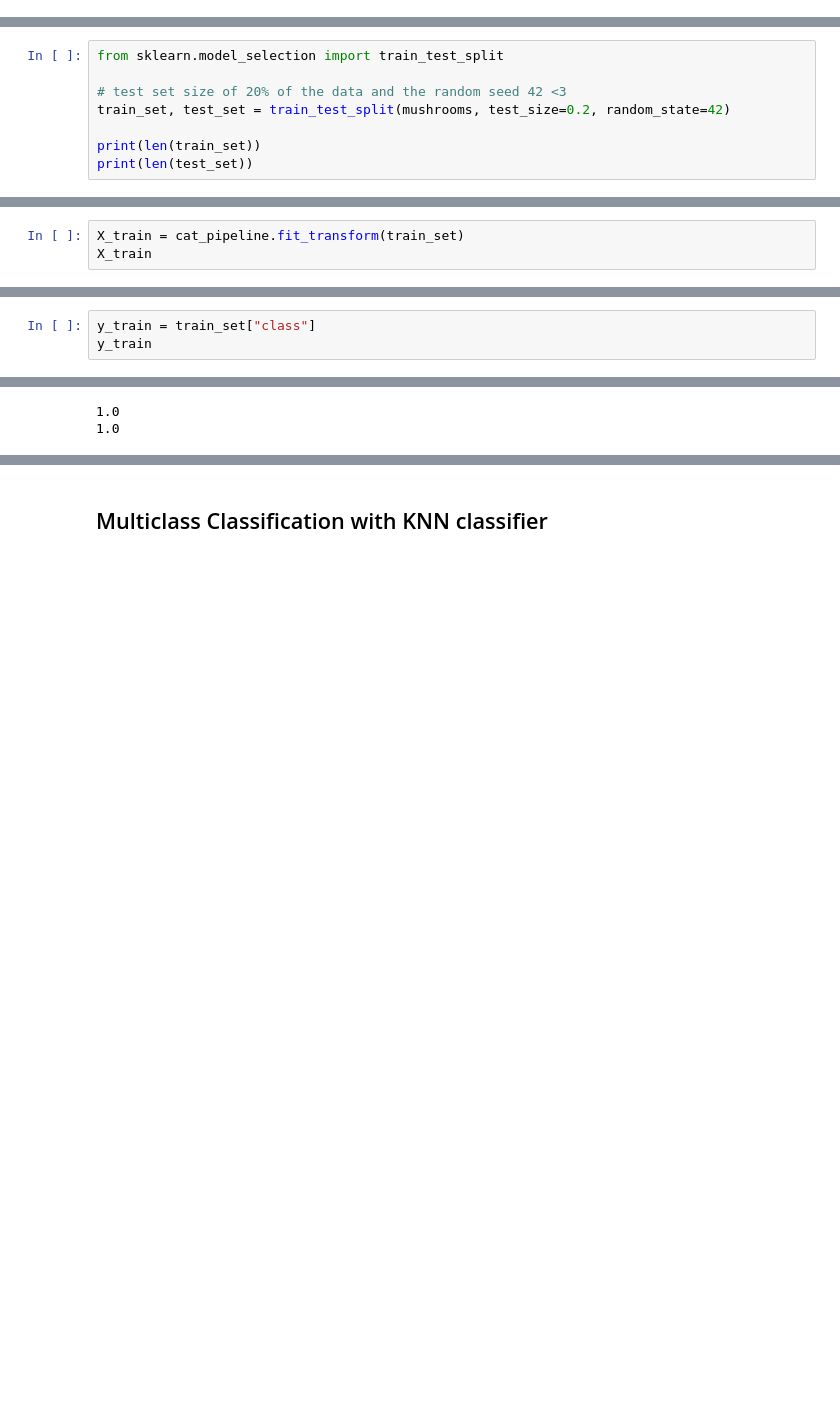
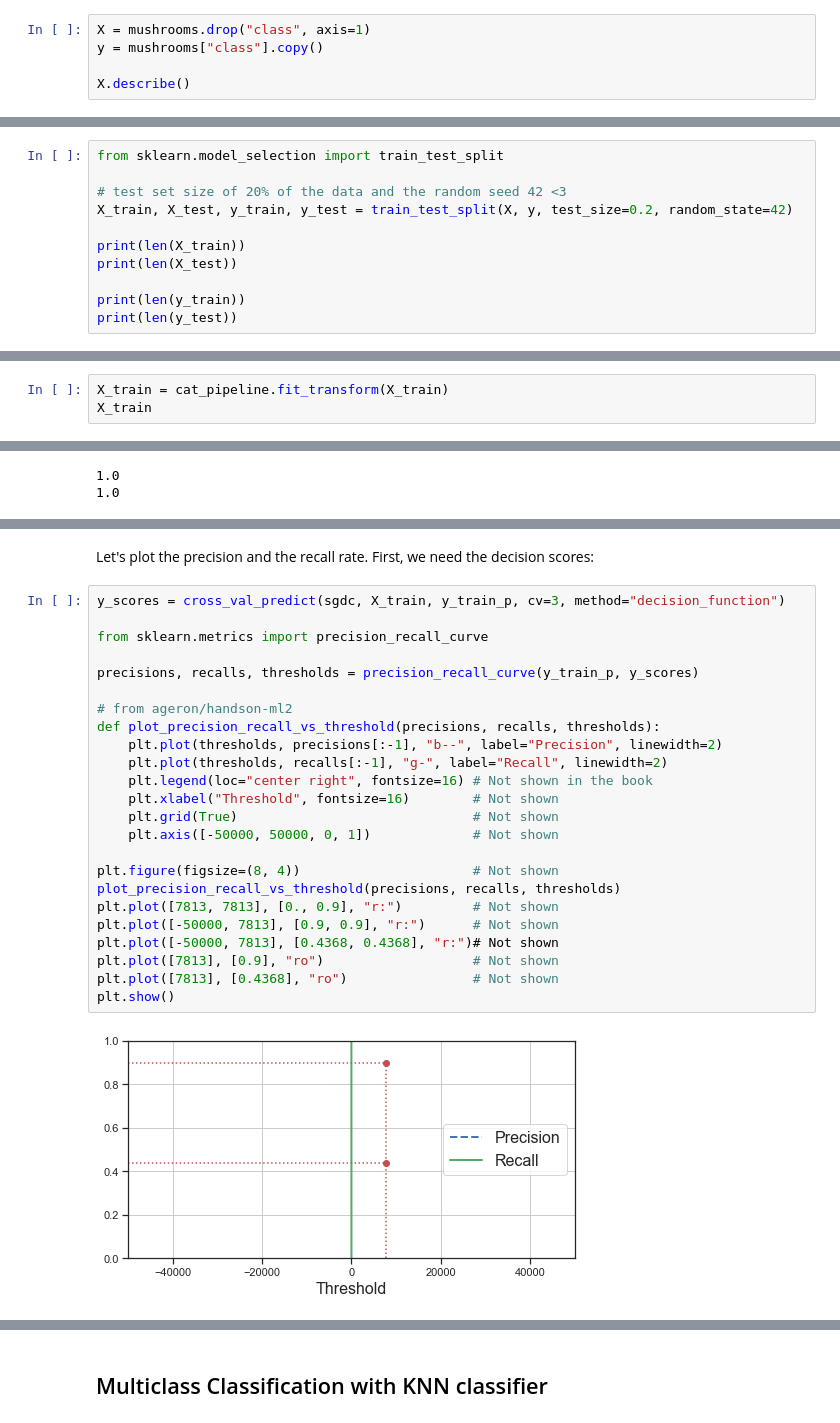
Before and after one commit to Peter-abcd/Mushroom-Classification, a Jupyter notebook: mushroom_classification.ipynb, the cells around one changed output, grey strips where cells are left out. Saved outputs shown, nothing was run; the diff lists cells and outputs as text; blank space fills up the shorter version.

Commit message:
added F1 score, plot for precision and recall rate, roc curve, and better split of X-y train and test set

```diff
--- a/mushroom_classification.ipynb
+++ b/mushroom_classification.ipynb
@@ -109,0 +110,5 @@ Before we continue, let's pre-process the data by setting up the pipelines, hand
+# %%
+X = mushrooms.drop("class", axis=1)
+y = mushrooms["class"].copy()
+
+X.describe()
@@ -111,10 +141,13 @@ Before we continue, let's pre-process the data by setting up the pipelines, hand
 from sklearn.model_selection import train_test_split
 
 # test set size of 20% of the data and the random seed 42 <3
-train_set, test_set = train_test_split(mushrooms, test_size=0.2, random_state=42)
+X_train, X_test, y_train, y_test = train_test_split(X, y, test_size=0.2, random_state=42)
 
-print(len(train_set))
-print(len(test_set))
+print(len(X_train))
+print(len(X_test))
+
+print(len(y_train))
+print(len(y_test))
 # %% [output]
 6499
 1625
@@ -130,6 +165,6 @@ cat_pipeline = Pipeline([
 # %% [markdown]
 Perfect. This is rather a simple dataset so our pipeline is very small. Let's preprocess the training set:
 # %%
-X_train = cat_pipeline.fit_transform(train_set)
+X_train = cat_pipeline.fit_transform(X_train)
 X_train
 # %% [output]
@@ -145,3 +177,0 @@ Let's get the labels:
-# %%
-y_train = train_set["class"]
-y_train
@@ -253,0 +247,28 @@ print(recall_score(y_train_p, y_train_pred))
+# %% [markdown]
+Let's plot the precision and the recall rate. First, we need the decision scores:
+# %%
+y_scores = cross_val_predict(sgdc, X_train, y_train_p, cv=3, method="decision_function")
+
+from sklearn.metrics import precision_recall_curve
+
+precisions, recalls, thresholds = precision_recall_curve(y_train_p, y_scores)
+
+# from ageron/handson-ml2
+def plot_precision_recall_vs_threshold(precisions, recalls, thresholds):
+    plt.plot(thresholds, precisions[:-1], "b--", label="Precision", linewidth=2)
+    plt.plot(thresholds, recalls[:-1], "g-", label="Recall", linewidth=2)
+    plt.legend(loc="center right", fontsize=16) # Not shown in the book
+    plt.xlabel("Threshold", fontsize=16)        # Not shown
+    plt.grid(True)                              # Not shown
+    plt.axis([-50000, 50000, 0, 1])             # Not shown
+
+plt.figure(figsize=(8, 4))                      # Not shown
+plot_precision_recall_vs_threshold(precisions, recalls, thresholds)
+plt.plot([7813, 7813], [0., 0.9], "r:")         # Not shown
+plt.plot([-50000, 7813], [0.9, 0.9], "r:")      # Not shown
+plt.plot([-50000, 7813], [0.4368, 0.4368], "r:")# Not shown
+plt.plot([7813], [0.9], "ro")                   # Not shown
+plt.plot([7813], [0.4368], "ro")                # Not shown
+plt.show()
+# %% [output]
+[figure, added]
```
Also changed, not shown: parts of 17 cells of this notebook.
